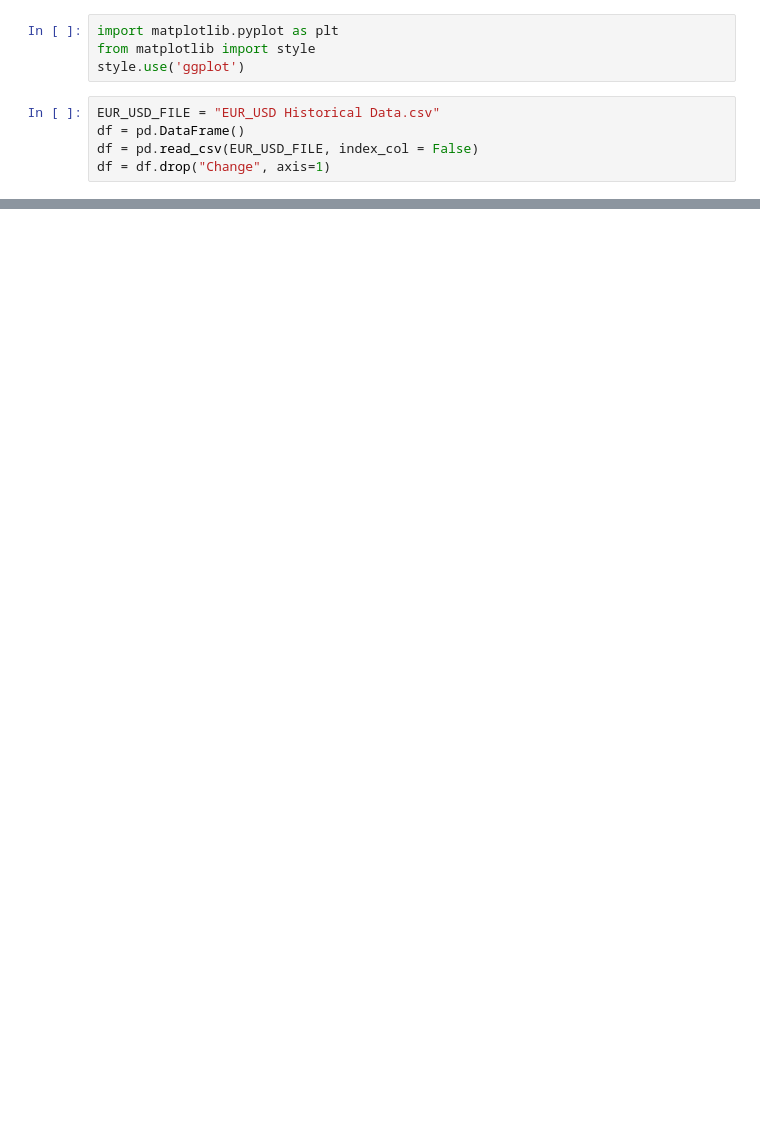
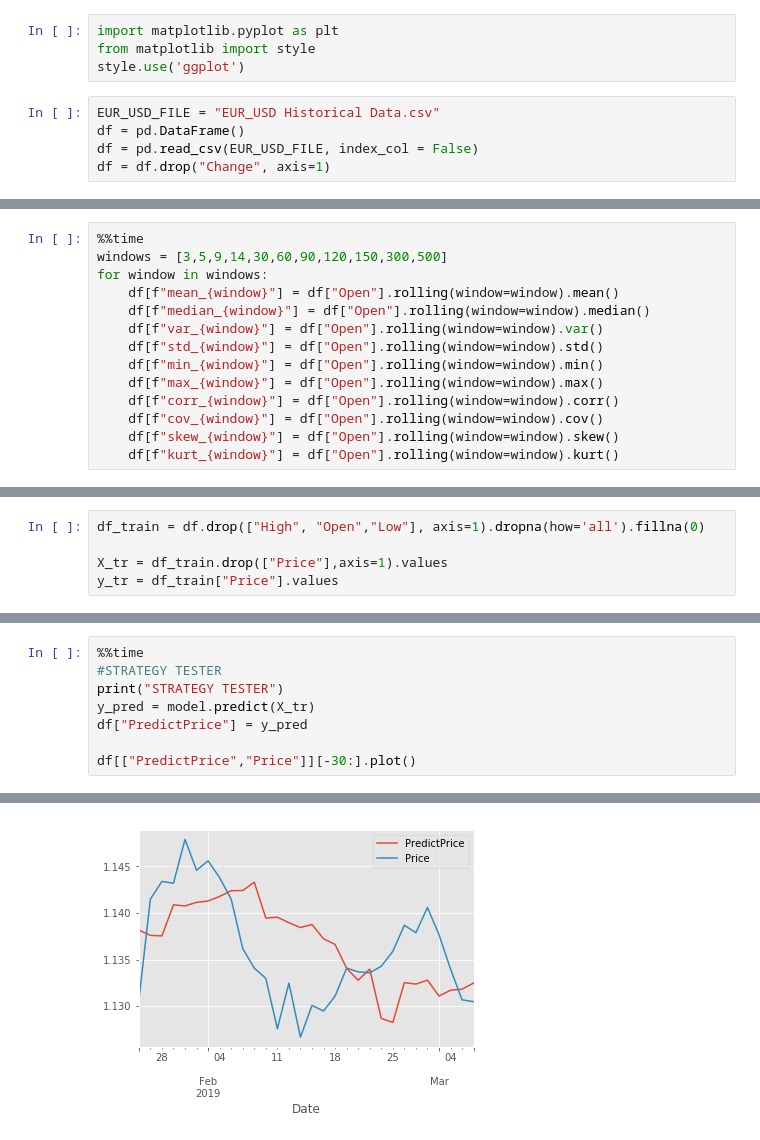
Before and after one commit to ogu83/MachineLearningPythonExercise, a Jupyter notebook: EURUSD/MovingAverages.ipynb, the cells around one changed output, grey strips where cells are left out. Saved outputs shown, nothing was run; the diff lists cells and outputs as text; blank space fills up the shorter version.

```diff
--- a/EURUSD/MovingAverages.ipynb
+++ b/EURUSD/MovingAverages.ipynb
@@ -28,0 +30,14 @@ df.head()
+# %%
+%%time
+windows = [3,5,9,14,30,60,90,120,150,300,500]
+for window in windows:
+    df[f"mean_{window}"] = df["Open"].rolling(window=window).mean()
+    df[f"median_{window}"] = df["Open"].rolling(window=window).median()
+    df[f"var_{window}"] = df["Open"].rolling(window=window).var()
+    df[f"std_{window}"] = df["Open"].rolling(window=window).std()
+    df[f"min_{window}"] = df["Open"].rolling(window=window).min()
+    df[f"max_{window}"] = df["Open"].rolling(window=window).max()
+    df[f"corr_{window}"] = df["Open"].rolling(window=window).corr()
+    df[f"cov_{window}"] = df["Open"].rolling(window=window).cov()
+    df[f"skew_{window}"] = df["Open"].rolling(window=window).skew()
+    df[f"kurt_{window}"] = df["Open"].rolling(window=window).kurt()
@@ -38,0 +55,5 @@ df[:30].plot() #last month
+# %%
+df_train = df.drop(["High", "Open","Low"], axis=1).dropna(how='all').fillna(0)
+
+X_tr = df_train.drop(["Price"],axis=1).values
+y_tr = df_train["Price"].values
@@ -38,0 +190,9 @@ df[:30].plot() #last month
+# %%
+%%time
+#STRATEGY TESTER
+print("STRATEGY TESTER")
+y_pred = model.predict(X_tr)
+df["PredictPrice"] = y_pred
+
+df[["PredictPrice","Price"]][-30:].plot()
+# %% [output]
@@ -38,0 +201 @@ df[:30].plot() #last month
+[figure, added]
```
Also changed, not shown: parts of 11 cells of this notebook, 10 other files.
